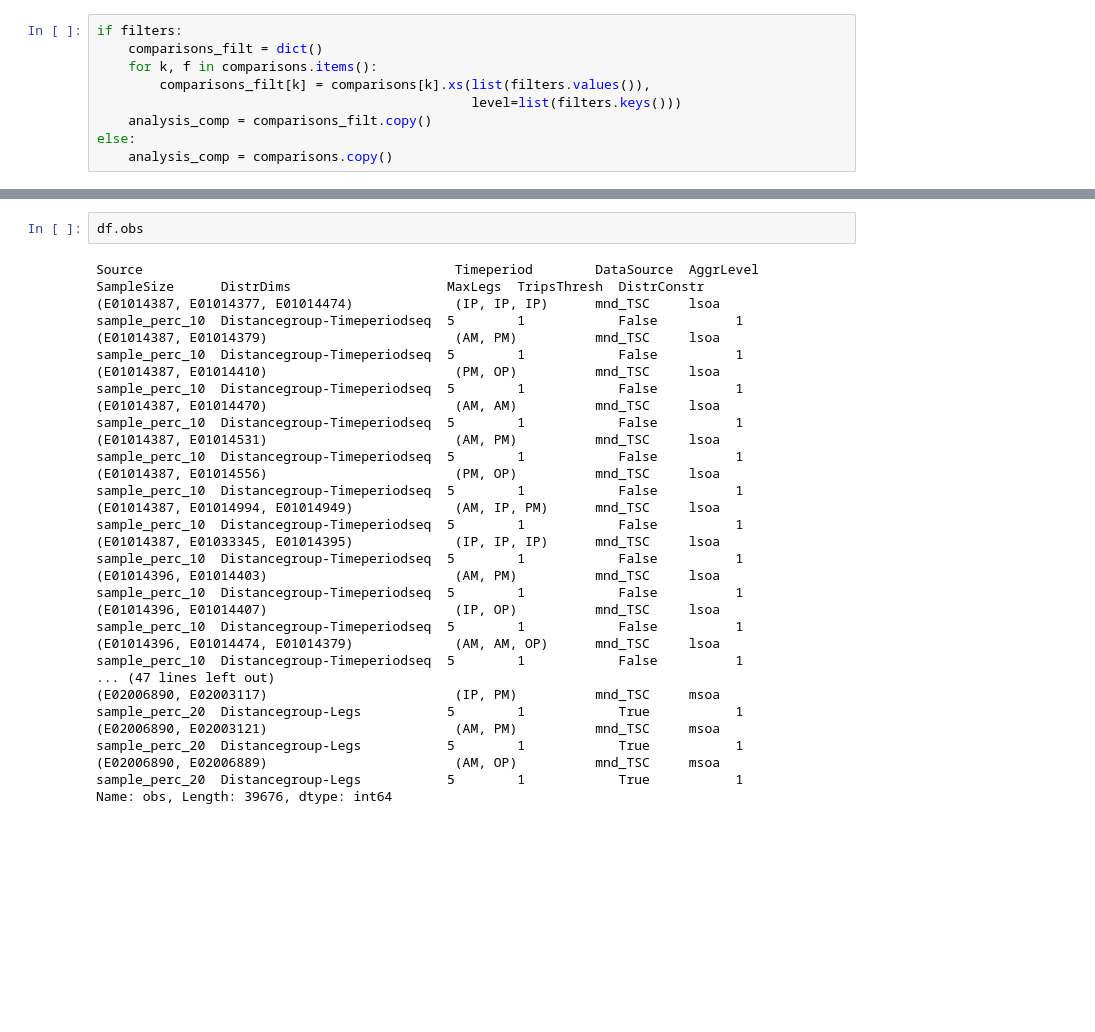
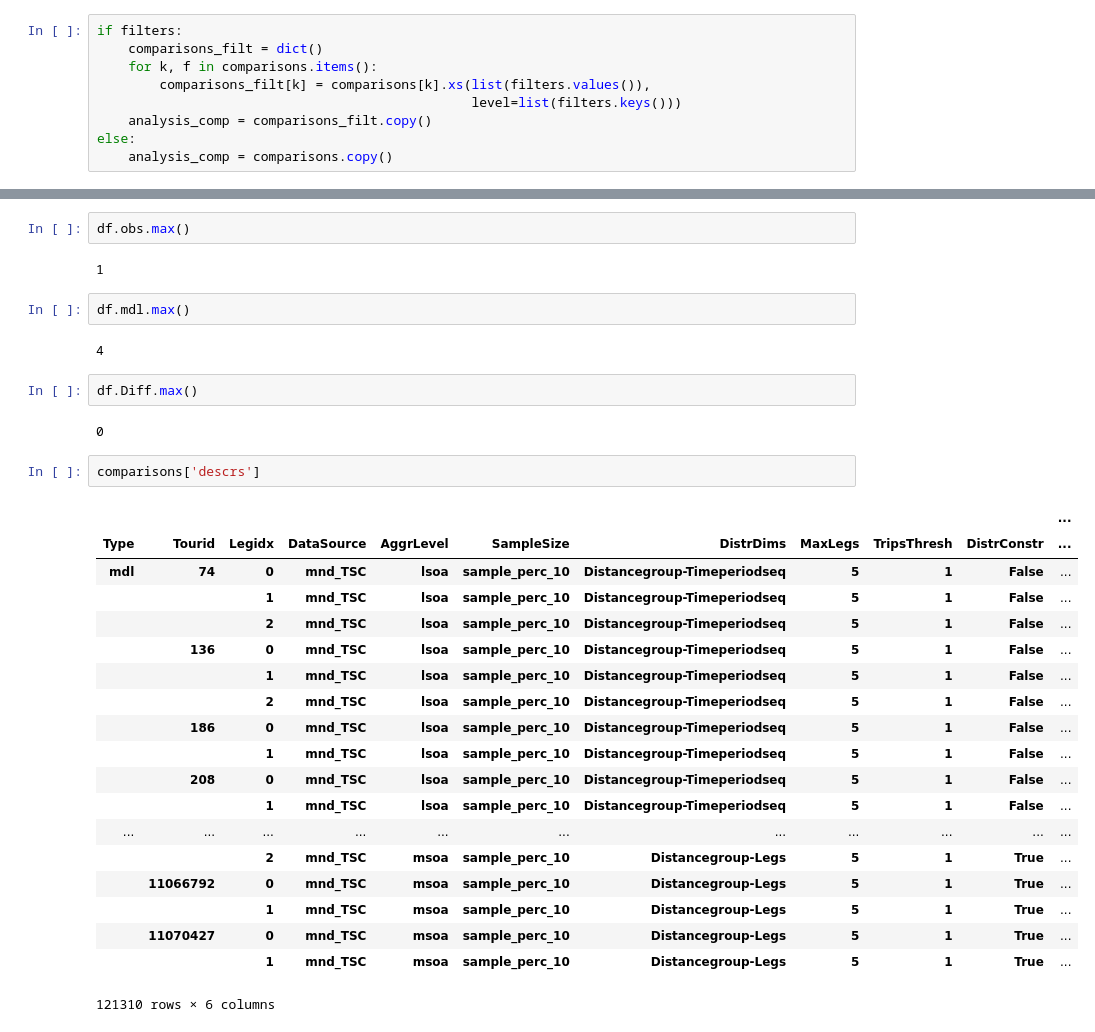
Before and after one commit to harisbal/od2trs, a Jupyter notebook: analysis/optimisation_results.ipynb, the cells around one changed output, grey strips where cells are left out. Cells and saved outputs as stored; diff of their text form; blank space fills up the shorter version.

```diff
--- a/analysis/optimisation_results.ipynb
+++ b/analysis/optimisation_results.ipynb
@@ -471,20 +482,34 @@ df
 # %%
-df.obs
+df.obs.max()
 # %% [output]
-Source                                        Timeperiod        DataSource  AggrLevel  SampleSize      DistrDims                    MaxLegs  TripsThresh  DistrConstr
-(E01014387, E01014377, E01014474)             (IP, IP, IP)      mnd_TSC     lsoa       sample_perc_10  Distancegroup-Timeperiodseq  5        1            False          1
-(E01014387, E01014379)                        (AM, PM)          mnd_TSC     lsoa       sample_perc_10  Distancegroup-Timeperiodseq  5        1            False          1
-(E01014387, E01014410)                        (PM, OP)          mnd_TSC     lsoa       sample_perc_10  Distancegroup-Timeperiodseq  5        1            False          1
-(E01014387, E01014470)                        (AM, AM)          mnd_TSC     lsoa       sample_perc_10  Distancegroup-Timeperiodseq  5        1            False          1
-(E01014387, E01014531)                        (AM, PM)          mnd_TSC     lsoa       sample_perc_10  Distancegroup-Timeperiodseq  5        1            False          1
-(E01014387, E01014556)                        (PM, OP)          mnd_TSC     lsoa       sample_perc_10  Distancegroup-Timeperiodseq  5        1            False          1
-(E01014387, E01014994, E01014949)             (AM, IP, PM)      mnd_TSC     lsoa       sample_perc_10  Distancegroup-Timeperiodseq  5        1            False          1
-(E01014387, E01033345, E01014395)             (IP, IP, IP)      mnd_TSC     lsoa       sample_perc_10  Distancegroup-Timeperiodseq  5        1            False          1
-(E01014396, E01014403)                        (AM, PM)          mnd_TSC     lsoa       sample_perc_10  Distancegroup-Timeperiodseq  5        1            False          1
-(E01014396, E01014407)                        (IP, OP)          mnd_TSC     lsoa       sample_perc_10  Distancegroup-Timeperiodseq  5        1            False          1
-(E01014396, E01014474, E01014379)             (AM, AM, OP)      mnd_TSC     lsoa       sample_perc_10  Distancegroup-Timeperiodseq  5        1            False          1
-... (47 lines left out)
-(E02006890, E02003117)                        (IP, PM)          mnd_TSC     msoa       sample_perc_20  Distancegroup-Legs           5        1            True           1
-(E02006890, E02003121)                        (AM, PM)          mnd_TSC     msoa       sample_perc_20  Distancegroup-Legs           5        1            True           1
-(E02006890, E02006889)                        (AM, OP)          mnd_TSC     msoa       sample_perc_20  Distancegroup-Legs           5        1            True           1
-Name: obs, Length: 39676, dtype: int64
+1
+# %%
+df.mdl.max()
+# %% [output]
+4
+# %%
+df.Diff.max()
+# %% [output]
+0
+# %%
+comparisons['descrs']
+# %% [output]
+|  |  |  |  |  |  |  |  |  |  | ... |
+| Type | Tourid | Legidx | DataSource | AggrLevel | SampleSize | DistrDims | MaxLegs | TripsThresh | DistrConstr | ... |
+| mdl | 74 | 0 | mnd_TSC | lsoa | sample_perc_10 | Distancegroup-Timeperiodseq | 5 | 1 | False | ... |
+|  |  | 1 | mnd_TSC | lsoa | sample_perc_10 | Distancegroup-Timeperiodseq | 5 | 1 | False | ... |
+|  |  | 2 | mnd_TSC | lsoa | sample_perc_10 | Distancegroup-Timeperiodseq | 5 | 1 | False | ... |
+|  | 136 | 0 | mnd_TSC | lsoa | sample_perc_10 | Distancegroup-Timeperiodseq | 5 | 1 | False | ... |
+|  |  | 1 | mnd_TSC | lsoa | sample_perc_10 | Distancegroup-Timeperiodseq | 5 | 1 | False | ... |
+|  |  | 2 | mnd_TSC | lsoa | sample_perc_10 | Distancegroup-Timeperiodseq | 5 | 1 | False | ... |
+|  | 186 | 0 | mnd_TSC | lsoa | sample_perc_10 | Distancegroup-Timeperiodseq | 5 | 1 | False | ... |
+|  |  | 1 | mnd_TSC | lsoa | sample_perc_10 | Distancegroup-Timeperiodseq | 5 | 1 | False | ... |
+|  | 208 | 0 | mnd_TSC | lsoa | sample_perc_10 | Distancegroup-Timeperiodseq | 5 | 1 | False | ... |
+|  |  | 1 | mnd_TSC | lsoa | sample_perc_10 | Distancegroup-Timeperiodseq | 5 | 1 | False | ... |
+| ... | ... | ... | ... | ... | ... | ... | ... | ... | ... | ... |
+|  |  | 2 | mnd_TSC | msoa | sample_perc_10 | Distancegroup-Legs | 5 | 1 | True | ... |
+|  | 11066792 | 0 | mnd_TSC | msoa | sample_perc_10 | Distancegroup-Legs | 5 | 1 | True | ... |
+|  |  | 1 | mnd_TSC | msoa | sample_perc_10 | Distancegroup-Legs | 5 | 1 | True | ... |
+|  | 11070427 | 0 | mnd_TSC | msoa | sample_perc_10 | Distancegroup-Legs | 5 | 1 | True | ... |
+|  |  | 1 | mnd_TSC | msoa | sample_perc_10 | Distancegroup-Legs | 5 | 1 | True | ... |
+121310 rows × 6 columns
```
Also changed, not shown: parts of 19 cells of this notebook, 8 other files.
